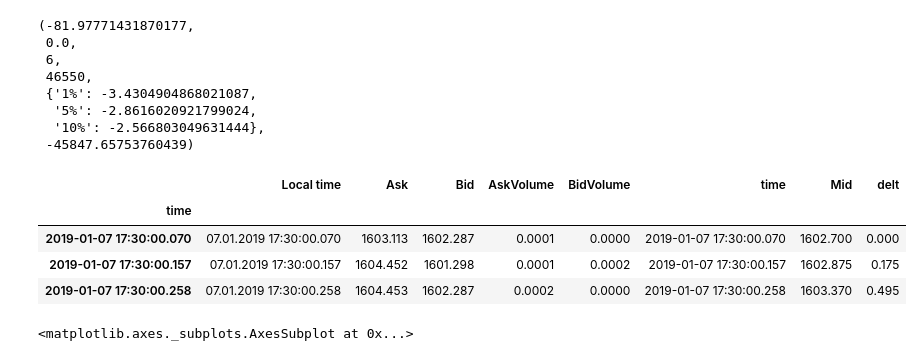
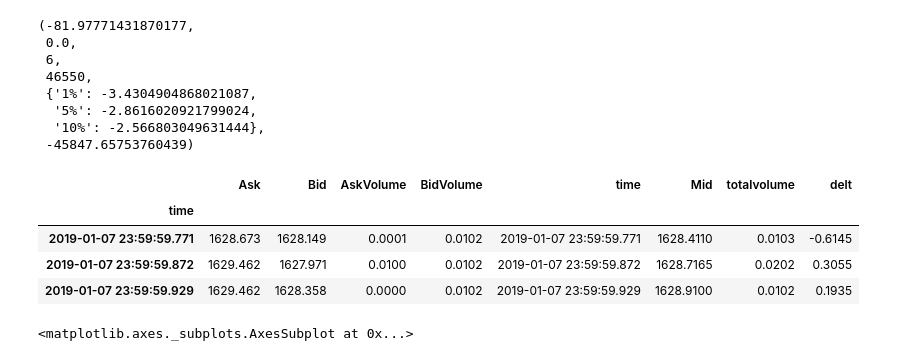
Before and after one commit to anastasia-yaschenko/stocks, a Jupyter notebook: trial_simple_model.ipynb, the cells around one changed output. Saved outputs shown, nothing was run; the diff lists cells and outputs as text; code cells hidden in the pictures.

```diff
--- a/trial_simple_model.ipynb
+++ b/trial_simple_model.ipynb
@@ -46,5 +61,5 @@ plt.show()
 # %%
 data.index=pd.DatetimeIndex(data['time'])
-data.drop(columns=['Local time'])
+data=data.drop(columns=['Local time'])
 data.head(3)
 # %% [output]
@@ -92,13 +114,13 @@ adfuller(delt,maxlag=7) #differencing removes non-stationarity, so work with new
 # %%
 data['delt']=delt
 data.iloc[0,-1]=0
-data.head(3)
+data.tail(3)
 # %% [output]
-|  | Local time | Ask | Bid | AskVolume | BidVolume | time | Mid | delt |
+|  | Ask | Bid | AskVolume | BidVolume | time | Mid | totalvolume | delt |
 | time |  |  |  |  |  |  |  |  |
-| 2019-01-07 17:30:00.070 | 07.01.2019 17:30:00.070 | 1603.113 | 1602.287 | 0.0001 | 0.0000 | 2019-01-07 17:30:00.070 | 1602.700 | 0.000 |
-| 2019-01-07 17:30:00.157 | 07.01.2019 17:30:00.157 | 1604.452 | 1601.298 | 0.0001 | 0.0002 | 2019-01-07 17:30:00.157 | 1602.875 | 0.175 |
-| 2019-01-07 17:30:00.258 | 07.01.2019 17:30:00.258 | 1604.453 | 1602.287 | 0.0002 | 0.0000 | 2019-01-07 17:30:00.258 | 1603.370 | 0.495 |
+| 2019-01-07 23:59:59.771 | 1628.673 | 1628.149 | 0.0001 | 0.0102 | 2019-01-07 23:59:59.771 | 1628.4110 | 0.0103 | -0.6145 |
+| 2019-01-07 23:59:59.872 | 1629.462 | 1627.971 | 0.0100 | 0.0102 | 2019-01-07 23:59:59.872 | 1628.7165 | 0.0202 | 0.3055 |
+| 2019-01-07 23:59:59.929 | 1629.462 | 1628.358 | 0.0000 | 0.0102 | 2019-01-07 23:59:59.929 | 1628.9100 | 0.0102 | 0.1935 |
 # %%
 data.plot('time','delt',figsize=(20,5))
 # %% [output]
```
Also changed, not shown: parts of 17 cells of this notebook.
